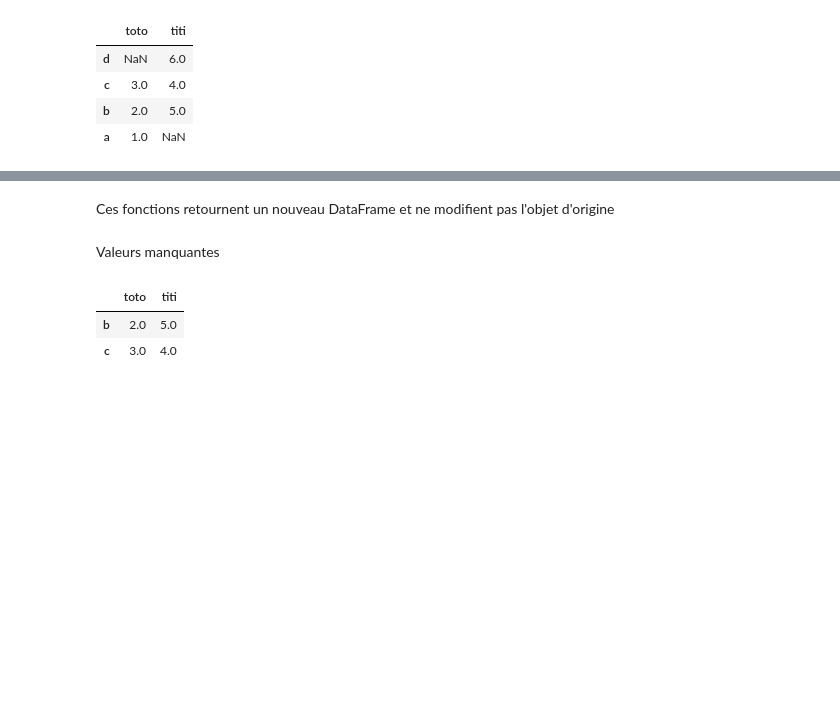
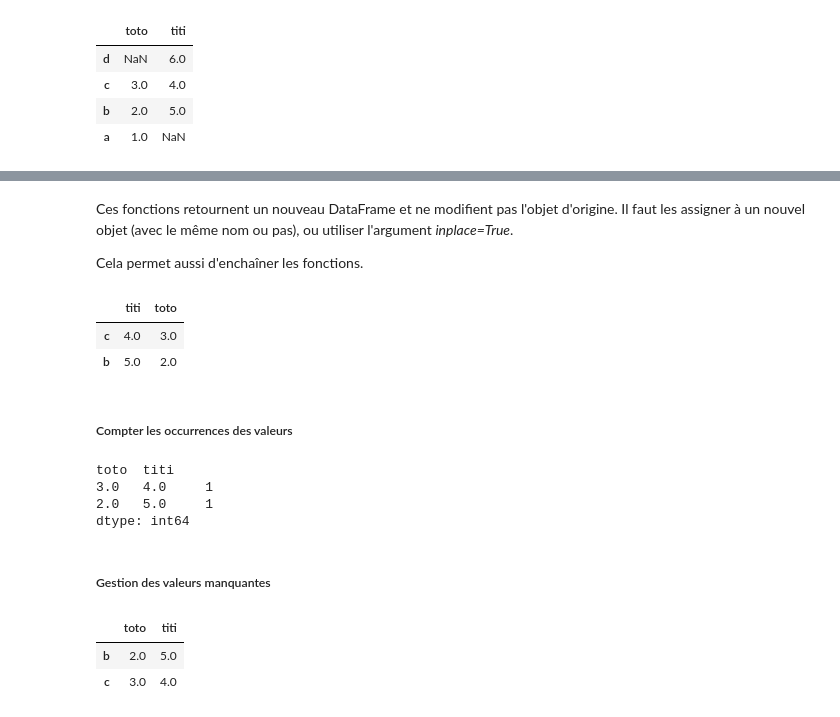
Before and after one commit to QuentinFresnel/FormationPython, a Jupyter notebook: Session 2.ipynb, the cells around one changed output, grey strips where cells are left out. Cells and saved outputs as stored; diff of their text form; code cells hidden in the pictures; blank space fills up the shorter version.

```diff
--- a/Session 2.ipynb
+++ b/Session 2.ipynb
@@ -354,7 +389,24 @@ df.sort_values('titi')
 # %% [markdown]
-Ces fonctions retournent un nouveau DataFrame et ne modifient pas l'objet d'origine
+Ces fonctions retournent un nouveau DataFrame et ne modifient pas l'objet d'origine. Il faut les assigner à un nouvel objet (avec le même nom ou pas), ou utiliser l'argument *inplace=True*.
+
+Cela permet aussi d'enchaîner les fonctions.
-# %% [markdown]
-Valeurs manquantes
+# %%
+df.sort_values('titi').head(2)
+# %% [output]
+|  | titi | toto |
+| c | 4.0 | 3.0 |
+| b | 5.0 | 2.0 |
+# %% [markdown]
+##### Compter les occurrences des valeurs
+# %%
+df.value_counts()
+# %% [output]
+toto  titi
+3.0   4.0     1
+2.0   5.0     1
+dtype: int64
+# %% [markdown]
+##### Gestion des valeurs manquantes
 # %%
 df.dropna()
 # %% [output]
```
Also changed, not shown: parts of 54 cells of this notebook.
